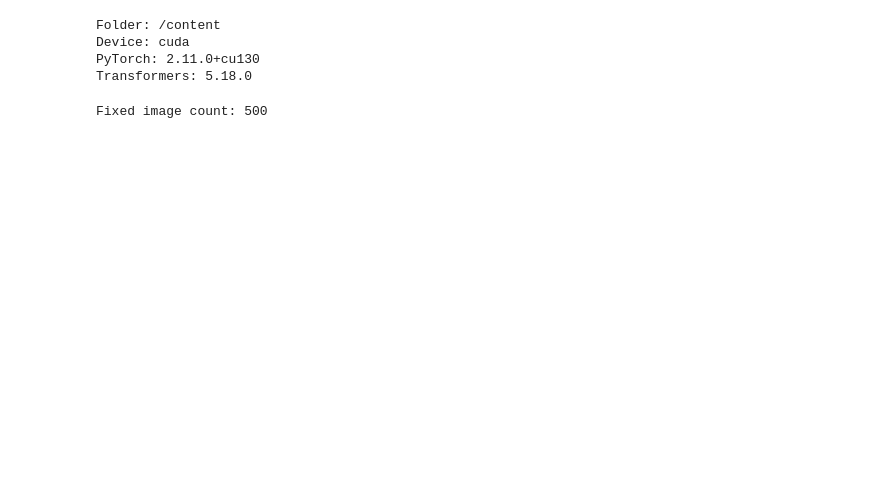
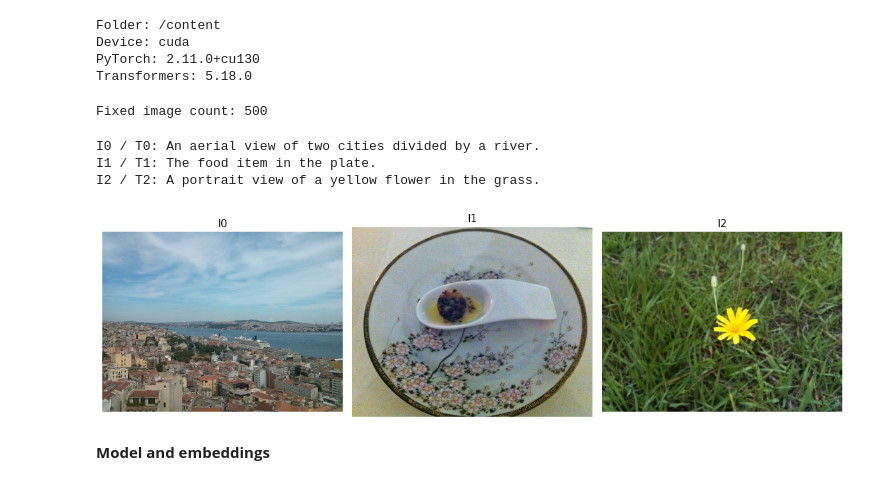
Before and after one commit to mdmohsin212/modern-vision-multimodal-lab, a Jupyter notebook: MLLM/image text representation/01_clip_foundations_retrieval.ipynb, the cells around one changed output. Drawn from its saved outputs; the diff is of its cells as text; code cells hidden in the pictures; blank space fills up the shorter version.

Commit message:
Model and embeddings

```diff
--- a/MLLM/image text representation/01_clip_foundations_retrieval.ipynb
+++ b/MLLM/image text representation/01_clip_foundations_retrieval.ipynb
@@ -74,3 +74,42 @@ subset = json.loads(manifest_path.read_text(encoding="utf-8"))
 print("Fixed image count:", len(subset))
 # %% [output]
 Fixed image count: 500
+# %%
+demo = subset[:3]
+image_ids = [item["image_id"] for item in demo]
+captions = [item["en"][0] for item in demo]
+
+images = []
+
+for image_id in image_ids:
+    path = IMAGES / f"{image_id}.jpg"
+
+    if not path.exists():
+        url = (
+            "https://open-images-dataset.s3.amazonaws.com/"
+            f"crossmodal-3600/{image_id}.jpg"
+        )
+        response = requests.get(url, timeout=60)
+        response.raise_for_status()
+        path.write_bytes(response.content)
+
+    with Image.open(path) as image:
+        images.append(image.convert("RGB"))
+# %%
+fig, axes = plt.subplots(1, 3, figsize=(12, 4))
+
+for i, (axis, image, caption) in enumerate(zip(axes, images, captions)):
+    axis.imshow(image)
+    axis.set_title(f"I{i}")
+    axis.axis("off")
+    print(f"I{i} / T{i}: {caption}")
+
+plt.tight_layout()
+plt.show()
+# %% [output]
+I0 / T0: An aerial view of two cities divided by a river.
+I1 / T1: The food item in the plate.
+I2 / T2: A portrait view of a yellow flower in the grass.
+[figure, added]
+# %% [markdown]
+**Model and embeddings**
```
Also changed, not shown: parts of 4 cells of this notebook.
